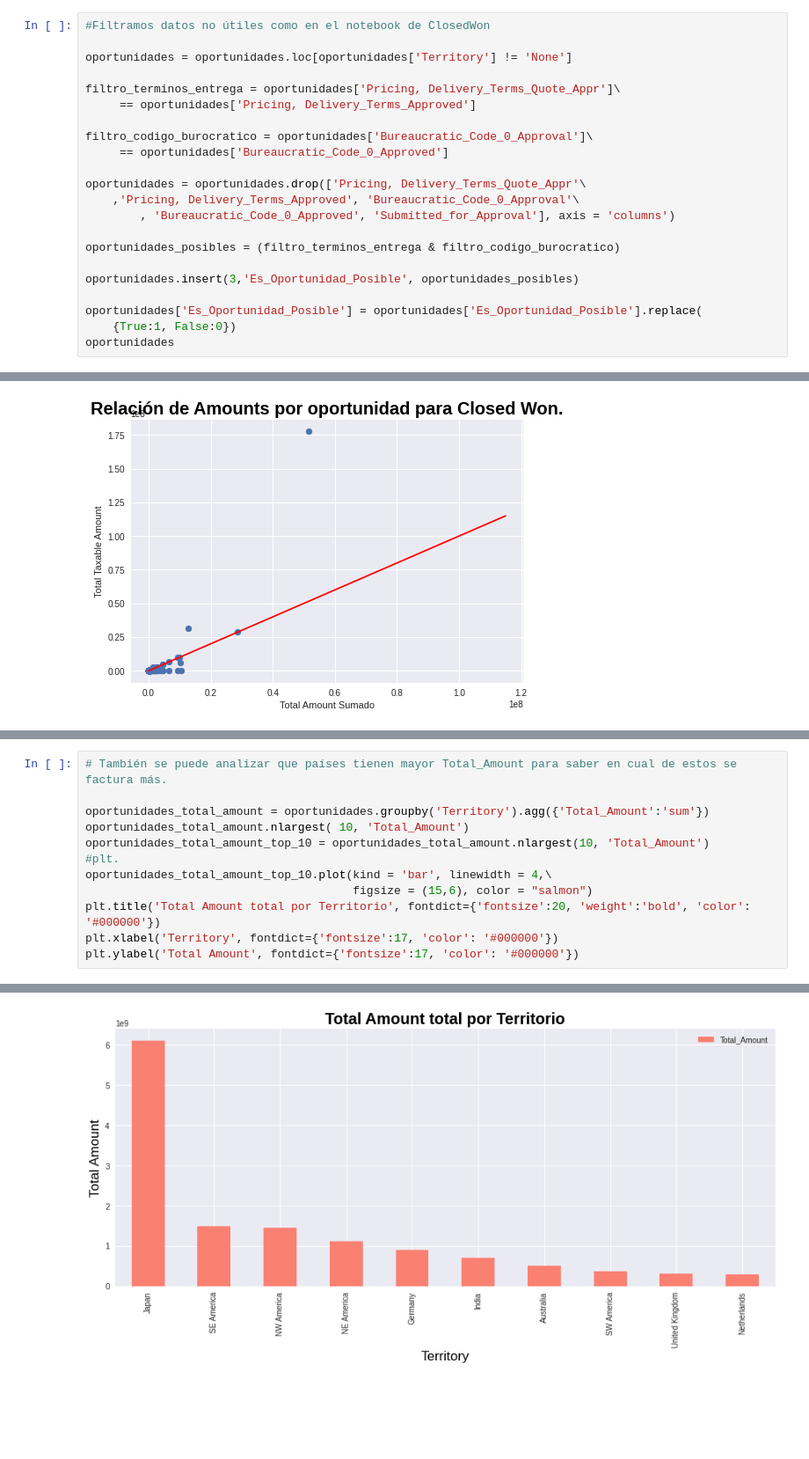
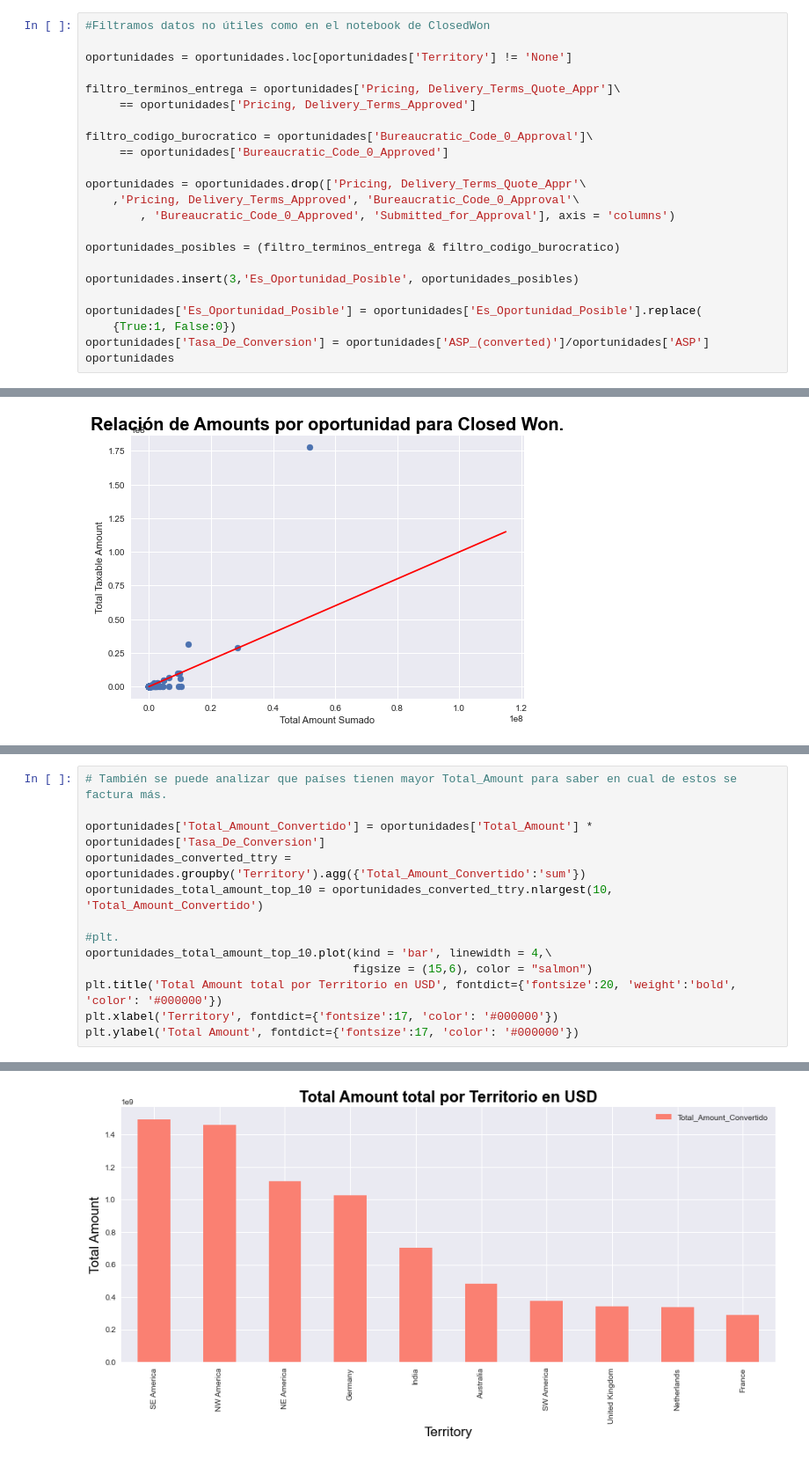
Before and after one commit to federicoburman/OrgaDatos, a Jupyter notebook: Taxable_Y_Total_Amounts.ipynb, the cells around one changed output, grey strips where cells are left out. Shown: that part at 88% size. Saved outputs shown, nothing was run; the diff lists cells and outputs as text; blank space fills up the shorter version.

```diff
--- a/Taxable_Y_Total_Amounts.ipynb
+++ b/Taxable_Y_Total_Amounts.ipynb
@@ -45,6 +45,7 @@ oportunidades.insert(3,'Es_Oportunidad_Posible', oportunidades_posibles)
 
 oportunidades['Es_Oportunidad_Posible'] = oportunidades['Es_Oportunidad_Posible'].replace(
     {True:1, False:0})
+oportunidades['Tasa_De_Conversion'] = oportunidades['ASP_(converted)']/oportunidades['ASP']
 oportunidades
 # %% [output]
 |  | ID | Region | Territory | Es_Oportunidad_Posible | Bureaucratic_Code | Account_Created_Date | Source | ... |
@@ -197,15 +204,16 @@ Text(0, 0.5, 'Total Taxable Amount')
 # %%
 # También se puede analizar que países tienen mayor Total_Amount para saber en cual de estos se factura más.
 
-oportunidades_total_amount = oportunidades.groupby('Territory').agg({'Total_Amount':'sum'})
-oportunidades_total_amount.nlargest( 10, 'Total_Amount')
-oportunidades_total_amount_top_10 = oportunidades_total_amount.nlargest(10, 'Total_Amount')
+oportunidades['Total_Amount_Convertido'] = oportunidades['Total_Amount'] * oportunidades['Tasa_De_Conversion']
+oportunidades_converted_ttry = oportunidades.groupby('Territory').agg({'Total_Amount_Convertido':'sum'})
+oportunidades_total_amount_top_10 = oportunidades_converted_ttry.nlargest(10, 'Total_Amount_Convertido')
+
 #plt.
 oportunidades_total_amount_top_10.plot(kind = 'bar', linewidth = 4,\
                                        figsize = (15,6), color = "salmon")
-plt.title('Total Amount total por Territorio', fontdict={'fontsize':20, 'weight':'bold', 'color': '#000000'})
+plt.title('Total Amount total por Territorio en USD', fontdict={'fontsize':20, 'weight':'bold', 'color': '#000000'})
 plt.xlabel('Territory', fontdict={'fontsize':17, 'color': '#000000'})
 plt.ylabel('Total Amount', fontdict={'fontsize':17, 'color': '#000000'})
 # %% [output]
 Text(0, 0.5, 'Total Amount')
-[figure, old version]
+[figure, new version]
```
Also changed, not shown: parts of 7 cells of this notebook, 3 other files.
